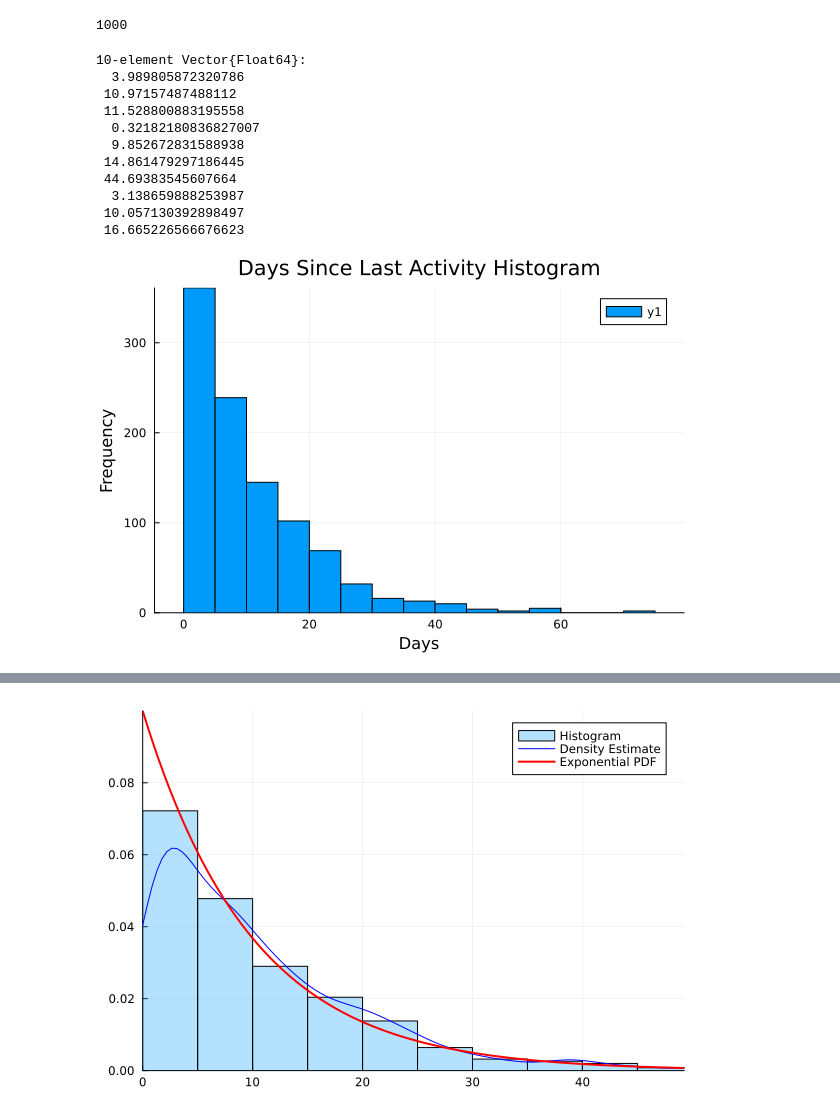
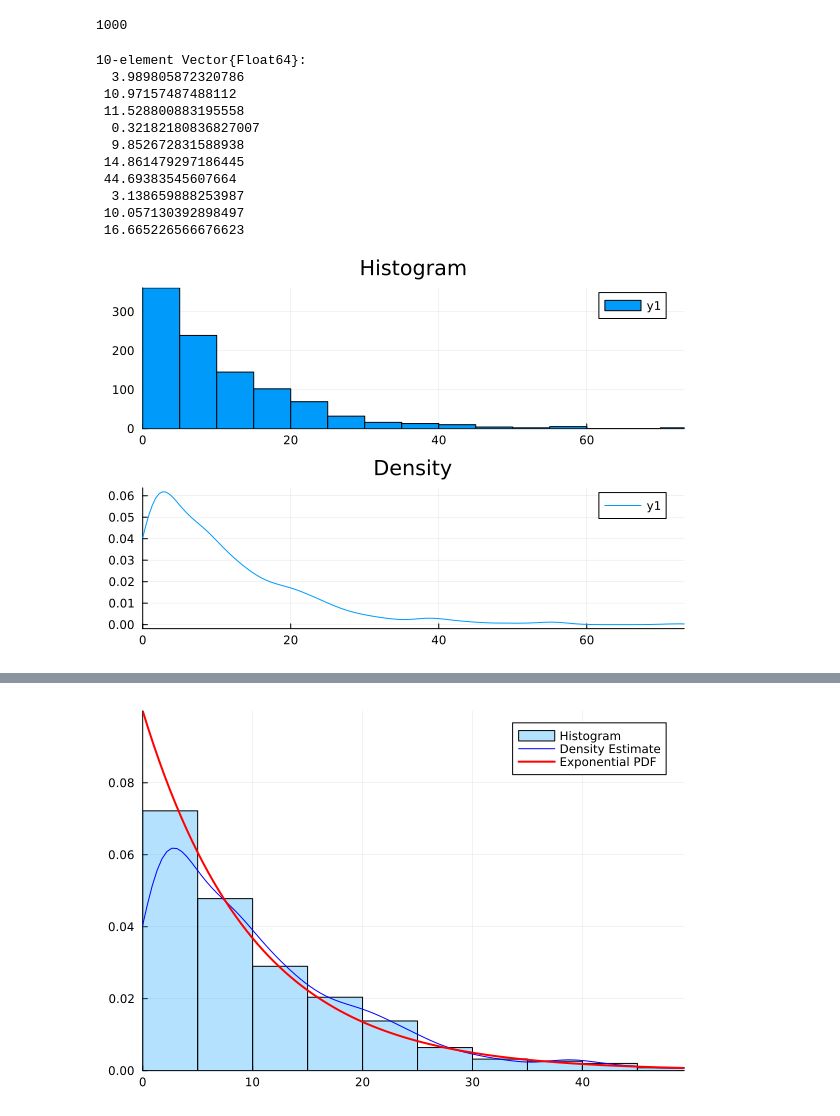
Before and after one commit to tndd/Mymljl, a Jupyter notebook: src/011_prac_self_model.ipynb, the cells around one changed output, grey strips where cells are left out. Cells and saved outputs as stored; diff of their text form; code cells hidden in the pictures.

```diff
--- a/src/011_prac_self_model.ipynb
+++ b/src/011_prac_self_model.ipynb
@@ -19,27 +19,34 @@ n_samples = 1000
 # %%
 using Distributions
 using StatsPlots
 
 DaysSinceLastActivity = rand(Exponential(10), n_samples)
 display(first(DaysSinceLastActivity, 10))
 
-histogram(
-    DaysSinceLastActivity,
-    bins=30,
-    title="Days Since Last Activity Histogram",
-    xlabel="Days",
-    ylabel="Frequency"
+xlims_DSA=(0, maximum(DaysSinceLastActivity))
+plot(
+    histogram(
+        DaysSinceLastActivity,
+        title="Histogram",
+        xlims=xlims_DSA
+    ),
+    density(
+        DaysSinceLastActivity,
+        title="Density",
+        xlims=xlims_DSA
+    ),
+    layout=(2,1),
 )
 # %% [output]
 10-element Vector{Float64}:
   3.989805872320786
  10.97157487488112
  11.528800883195558
   0.32182180836827007
   9.852672831588938
  14.861479297186445
  44.69383545607664
   3.138659888253987
  10.057130392898497
  16.665226566676623
-[figure, old version]
+[figure, new version]
```
Also changed, not shown: parts of 4 cells of this notebook.
